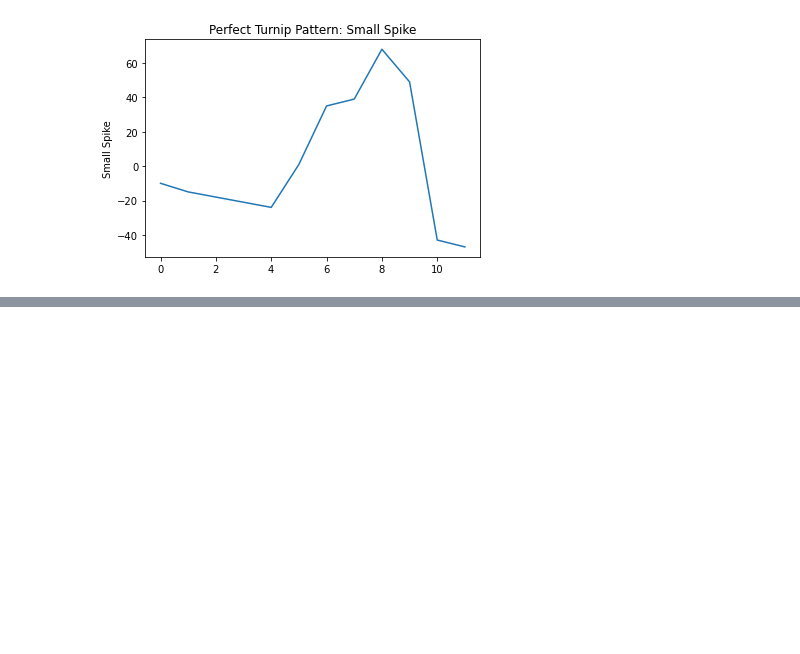
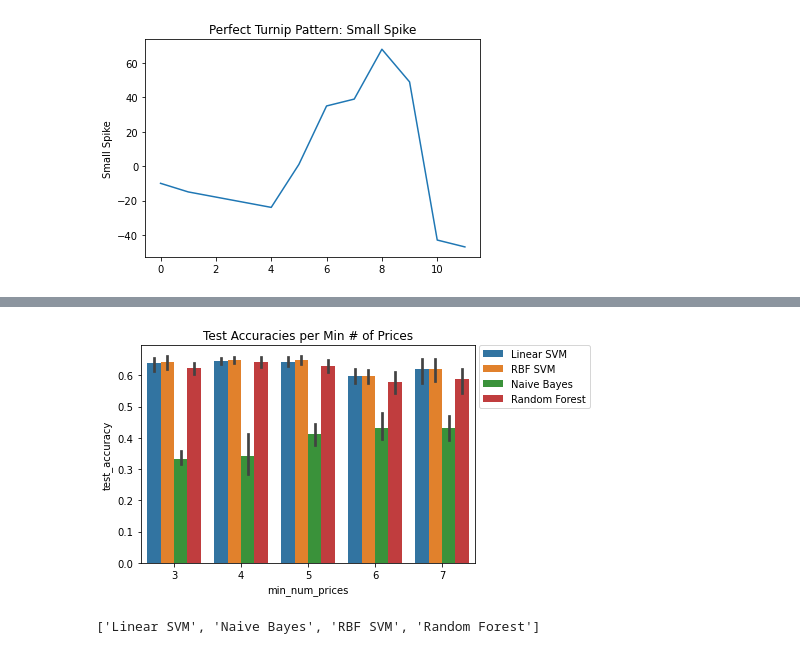
Before and after one commit to Duke02/AnimalCrossing_CS588, a Jupyter notebook: Plotter.ipynb, the cells around one changed output, grey strips where cells are left out. Saved outputs shown, nothing was run; the diff lists cells and outputs as text; code cells hidden in the pictures; blank space fills up the shorter version.

```diff
--- a/Plotter.ipynb
+++ b/Plotter.ipynb
@@ -94,0 +116,13 @@ bad_rows = [rows[b] for b in bad]
+# %%
+def plot_test_accuracies_per_min_valid_prices(results_to_join):
+    result_dfs = [pd.DataFrame(utility.load_results(result)) for result, _ in results_to_join]
+    df = reduce(lambda d_1, d_2: d_1.append(d_2), result_dfs)
+    df['test_accuracy'] = 1 - df['n_wrong'] / df['n_tests']
+    plt.title('Test Accuracies per Min # of Prices')
+    sns.barplot(data=df,x='min_num_prices', y='test_accuracy', hue='classifier', estimator=np.mean)
+    plt.legend(bbox_to_anchor=(1.01, 1),borderaxespad=0)
+    plt.show()
+# %%
+plot_test_accuracies_per_min_valid_prices(chosen_results)
+# %% [output]
+[figure, added]
@@ -94,0 +132,5 @@ bad_rows = [rows[b] for b in bad]
+# %%
+classifiers = get_classifiers(utility.get_most_recent_results())
+classifiers
+# %% [output]
+['Linear SVM', 'Naive Bayes', 'RBF SVM', 'Random Forest']
```
Also changed, not shown: parts of 18 cells of this notebook, 2 other files.
